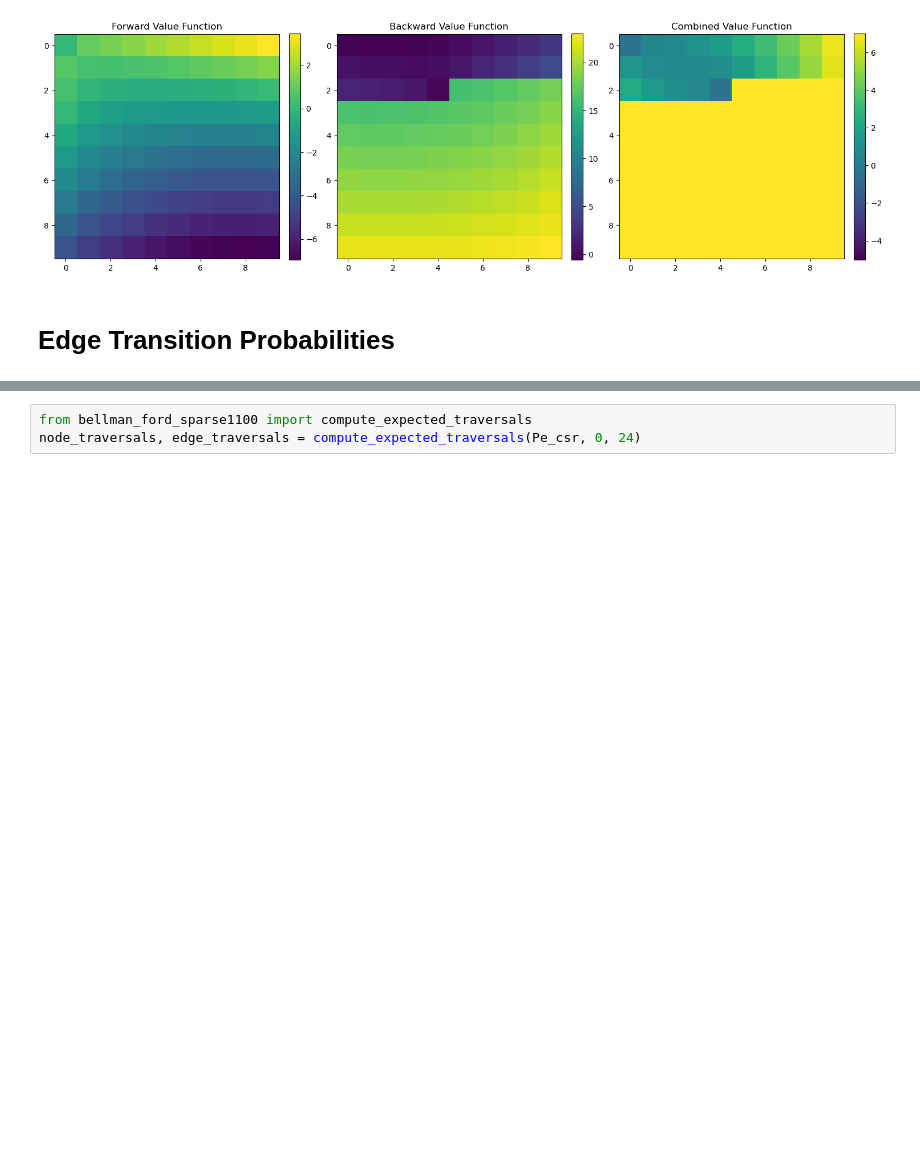
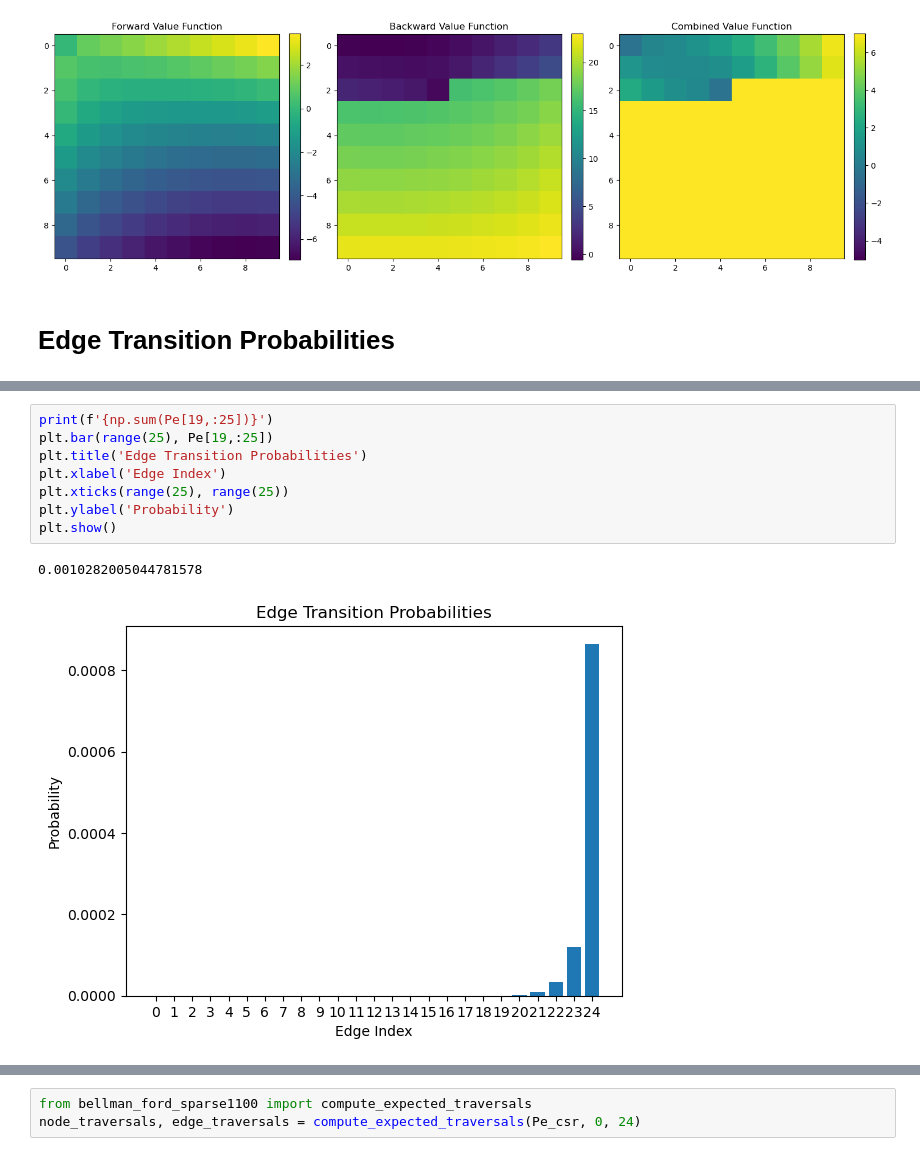
Before and after one commit to thinhhoang95/project-akrav-easy-flight-planner, a Jupyter notebook: ppl2/ppl_test_dyn_prog1000.ipynb, the cells around one changed output, grey strips where cells are left out. Saved outputs shown, nothing was run; the diff lists cells and outputs as text; blank space fills up the shorter version.

```diff
--- a/ppl2/ppl_test_dyn_prog1000.ipynb
+++ b/ppl2/ppl_test_dyn_prog1000.ipynb
@@ -675,3 +677,14 @@ plt.show()
+# %%
+print(f'{np.sum(Pe[19,:25])}')
+plt.bar(range(25), Pe[19,:25])
+plt.title('Edge Transition Probabilities')
+plt.xlabel('Edge Index')
+plt.xticks(range(25), range(25))
+plt.ylabel('Probability')
+plt.show()
+# %% [output]
+0.0010282005044781578
+[figure, added]
 # %%
 plt.figure(figsize=(6, 2))
 plt.subplot(1,2,1)
```
Also changed, not shown: parts of 42 cells of this notebook, 7 other files.
